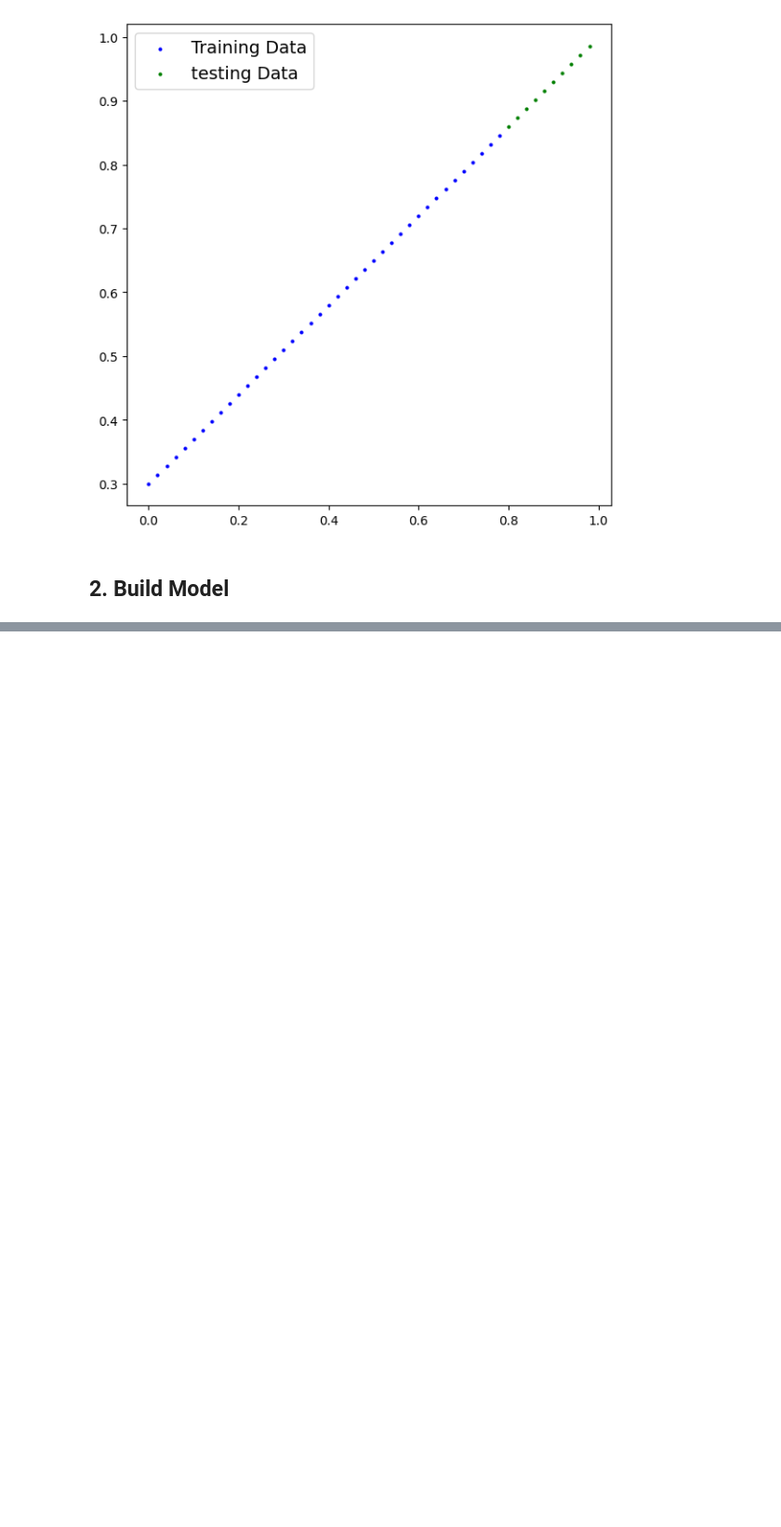
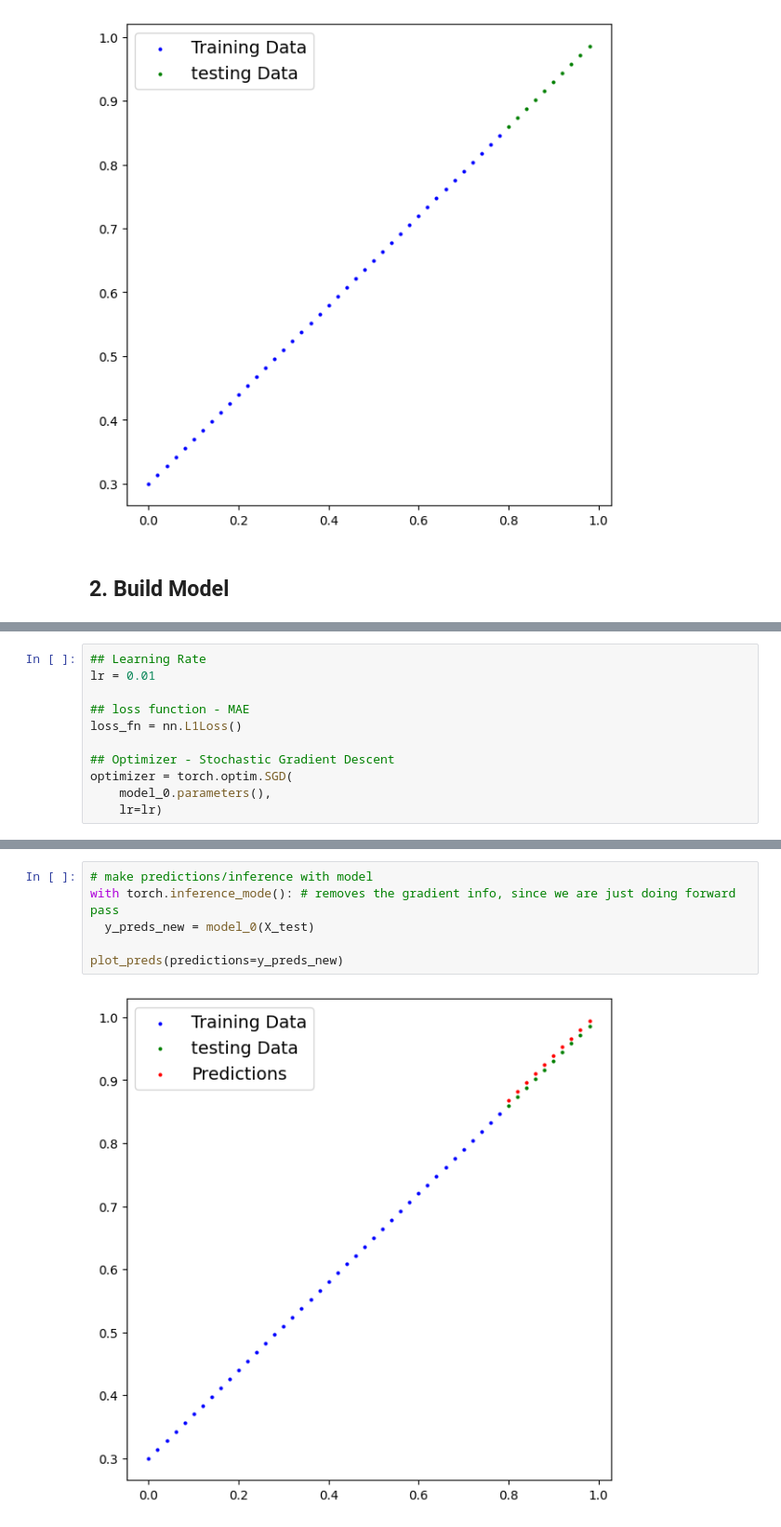
Before and after one commit to dionysus98/l_torch, a Jupyter notebook: 01_torch_workflow.ipynb, the cells around one changed output, grey strips where cells are left out. Shown: that part at 93% size. Cells and saved outputs as stored; diff of their text form; blank space fills up the shorter version.

```diff
--- a/01_torch_workflow.ipynb
+++ b/01_torch_workflow.ipynb
@@ -126,0 +160,11 @@ tensor([1.1327], requires_grad=True)
+# %%
+## Learning Rate
+lr = 0.01
+
+## loss function - MAE
+loss_fn = nn.L1Loss()
+
+## Optimizer - Stochastic Gradient Descent
+optimizer = torch.optim.SGD(
+    model_0.parameters(),
+    lr=lr)
@@ -126,0 +223,8 @@ tensor([1.1327], requires_grad=True)
+# %%
+# make predictions/inference with model
+with torch.inference_mode(): # removes the gradient info, since we are just doing forward pass
+  y_preds_new = model_0(X_test)
+
+plot_preds(predictions=y_preds_new)
+# %% [output]
+[figure, added]
```
Also changed, not shown: parts of 10 cells of this notebook.
